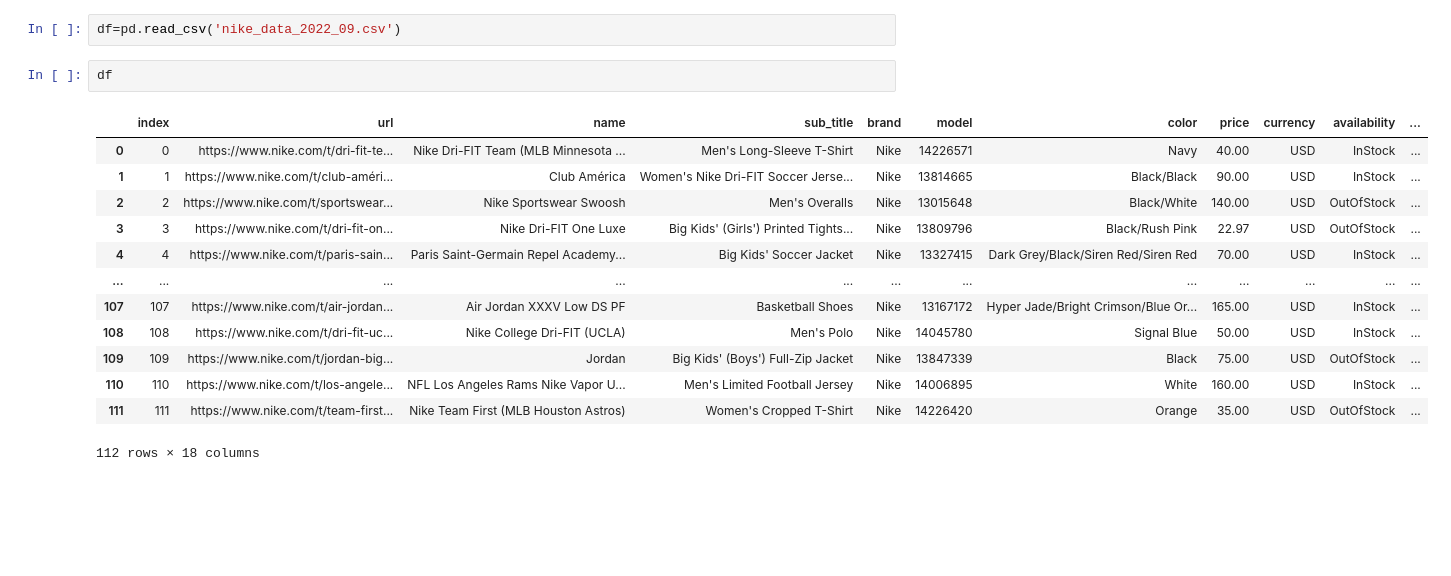
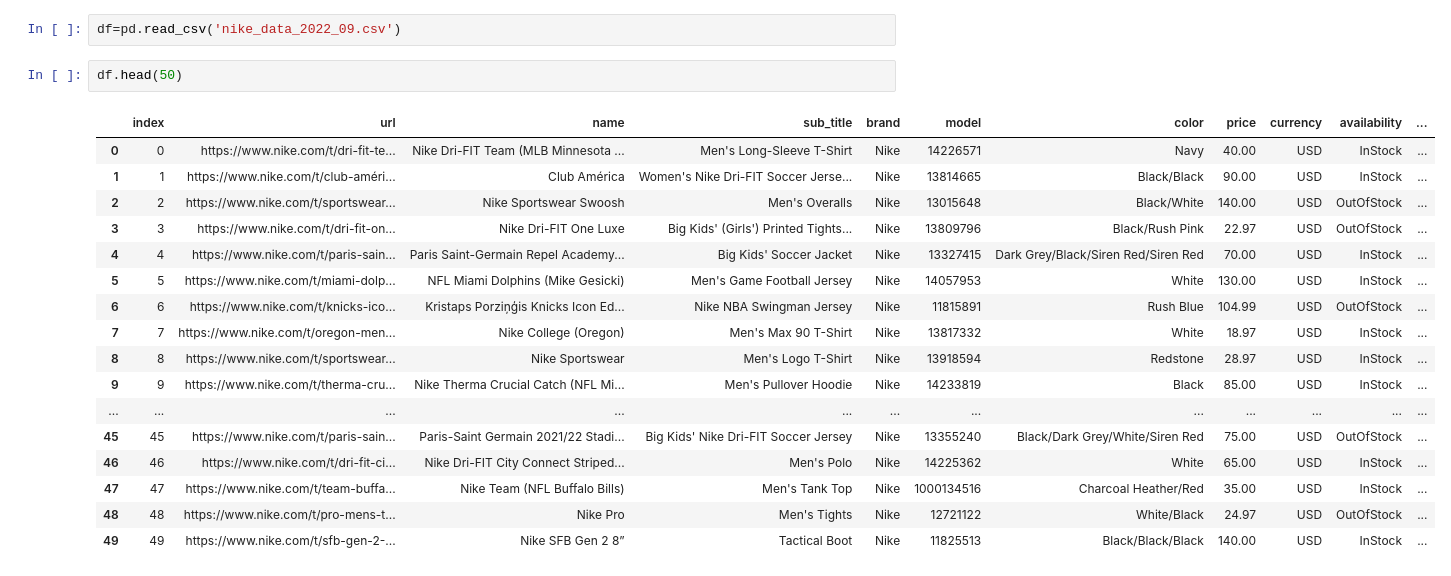
Before and after one commit to DmitriyKalganov/mygit, a Jupyter notebook: test.ipynb, the cells around one changed output. Cells and saved outputs as stored; diff of their text form; blank space fills up the shorter version.

```diff
--- a/test.ipynb
+++ b/test.ipynb
@@ -3,18 +3,22 @@ import pandas as pd
 # %%
 df=pd.read_csv('nike_data_2022_09.csv')
 # %%
-df
+df.head(50)
 # %% [output]
 |  | index | url | name | sub_title | brand | model | color | price | currency | availability | ... |
 | 0 | 0 | https://www.nike.com/t/dri-fit-te... | Nike Dri-FIT Team (MLB Minnesota ... | Men's Long-Sleeve T-Shirt | Nike | 14226571 | Navy | 40.00 | USD | InStock | ... |
 | 1 | 1 | https://www.nike.com/t/club-améri... | Club América | Women's Nike Dri-FIT Soccer Jerse... | Nike | 13814665 | Black/Black | 90.00 | USD | InStock | ... |
 | 2 | 2 | https://www.nike.com/t/sportswear... | Nike Sportswear Swoosh | Men's Overalls | Nike | 13015648 | Black/White | 140.00 | USD | OutOfStock | ... |
 | 3 | 3 | https://www.nike.com/t/dri-fit-on... | Nike Dri-FIT One Luxe | Big Kids' (Girls') Printed Tights... | Nike | 13809796 | Black/Rush Pink | 22.97 | USD | OutOfStock | ... |
 | 4 | 4 | https://www.nike.com/t/paris-sain... | Paris Saint-Germain Repel Academy... | Big Kids' Soccer Jacket | Nike | 13327415 | Dark Grey/Black/Siren Red/Siren Red | 70.00 | USD | InStock | ... |
+| 5 | 5 | https://www.nike.com/t/miami-dolp... | NFL Miami Dolphins (Mike Gesicki) | Men's Game Football Jersey | Nike | 14057953 | White | 130.00 | USD | InStock | ... |
+| 6 | 6 | https://www.nike.com/t/knicks-ico... | Kristaps Porziņģis Knicks Icon Ed... | Nike NBA Swingman Jersey | Nike | 11815891 | Rush Blue | 104.99 | USD | OutOfStock | ... |
+| 7 | 7 | https://www.nike.com/t/oregon-men... | Nike College (Oregon) | Men's Max 90 T-Shirt | Nike | 13817332 | White | 18.97 | USD | InStock | ... |
+| 8 | 8 | https://www.nike.com/t/sportswear... | Nike Sportswear | Men's Logo T-Shirt | Nike | 13918594 | Redstone | 28.97 | USD | InStock | ... |
+| 9 | 9 | https://www.nike.com/t/therma-cru... | Nike Therma Crucial Catch (NFL Mi... | Men's Pullover Hoodie | Nike | 14233819 | Black | 85.00 | USD | InStock | ... |
 | ... | ... | ... | ... | ... | ... | ... | ... | ... | ... | ... | ... |
-| 107 | 107 | https://www.nike.com/t/air-jordan... | Air Jordan XXXV Low DS PF | Basketball Shoes | Nike | 13167172 | Hyper Jade/Bright Crimson/Blue Or... | 165.00 | USD | InStock | ... |
-| 108 | 108 | https://www.nike.com/t/dri-fit-uc... | Nike College Dri-FIT (UCLA) | Men's Polo | Nike | 14045780 | Signal Blue | 50.00 | USD | InStock | ... |
-| 109 | 109 | https://www.nike.com/t/jordan-big... | Jordan | Big Kids' (Boys') Full-Zip Jacket | Nike | 13847339 | Black | 75.00 | USD | OutOfStock | ... |
-| 110 | 110 | https://www.nike.com/t/los-angele... | NFL Los Angeles Rams Nike Vapor U... | Men's Limited Football Jersey | Nike | 14006895 | White | 160.00 | USD | InStock | ... |
-| 111 | 111 | https://www.nike.com/t/team-first... | Nike Team First (MLB Houston Astros) | Women's Cropped T-Shirt | Nike | 14226420 | Orange | 35.00 | USD | OutOfStock | ... |
+| 45 | 45 | https://www.nike.com/t/paris-sain... | Paris-Saint Germain 2021/22 Stadi... | Big Kids' Nike Dri-FIT Soccer Jersey | Nike | 13355240 | Black/Dark Grey/White/Siren Red | 75.00 | USD | OutOfStock | ... |
+| 46 | 46 | https://www.nike.com/t/dri-fit-ci... | Nike Dri-FIT City Connect Striped... | Men's Polo | Nike | 14225362 | White | 65.00 | USD | InStock | ... |
+| 47 | 47 | https://www.nike.com/t/team-buffa... | Nike Team (NFL Buffalo Bills) | Men's Tank Top | Nike | 1000134516 | Charcoal Heather/Red | 35.00 | USD | InStock | ... |
+| 48 | 48 | https://www.nike.com/t/pro-mens-t... | Nike Pro | Men's Tights | Nike | 12721122 | White/Black | 24.97 | USD | OutOfStock | ... |
+| 49 | 49 | https://www.nike.com/t/sfb-gen-2-... | Nike SFB Gen 2 8” | Tactical Boot | Nike | 11825513 | Black/Black/Black | 140.00 | USD | InStock | ... |
-112 rows × 18 columns
```
